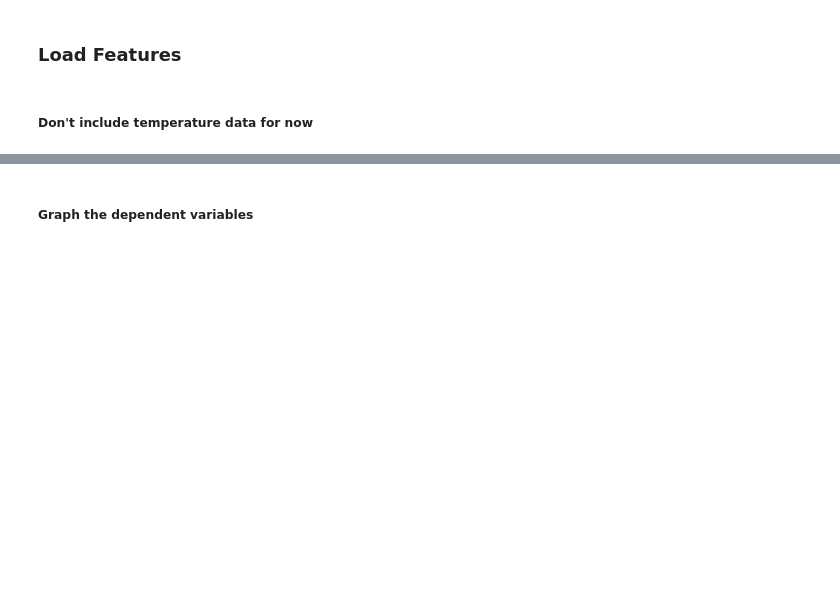
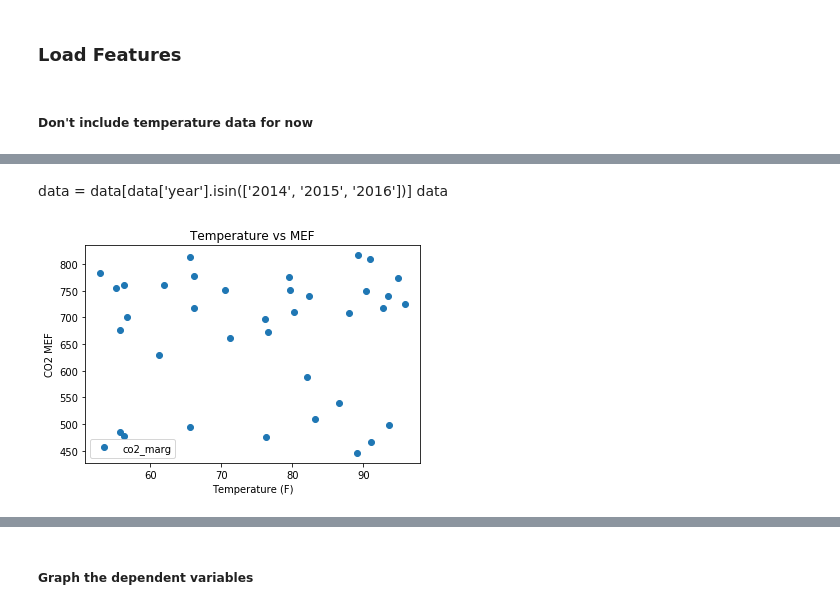
Before and after one commit to amy-wang/thesis2, a Jupyter notebook: lin_reg_forecasting_model/uwo-thesis.ipynb, the cells around one changed output, grey strips where cells are left out. Saved outputs shown, nothing was run; the diff lists cells and outputs as text; code cells hidden in the pictures; blank space fills up the shorter version.

```diff
--- a/lin_reg_forecasting_model/uwo-thesis.ipynb
+++ b/lin_reg_forecasting_model/uwo-thesis.ipynb
@@ -41,0 +51,4 @@ from sklearn.model_selection import cross_val_score, train_test_split
+# %%
+result_df['datetime'] = pd.to_datetime(result_df['datetime'])
+result_df = result_df.set_index('datetime')
+result_df
@@ -41,0 +74,13 @@ from sklearn.model_selection import cross_val_score, train_test_split
+# %%
+# Label the df with the year, month, hour, and season
+def label_year_month(df):
+    df = df.copy()
+    df['year'] = df.index.year
+    df['month'] = df.index.month
+    return df
+# %%
+result_df= label_year_month(result_df)
+# %%
+data = result_df.groupby(['year', 'month']).mean()
+data = data.reset_index()
+data
@@ -41,0 +101,12 @@ from sklearn.model_selection import cross_val_score, train_test_split
+# %% [markdown]
+data = data[data['year'].isin(['2014', '2015', '2016'])]
+data
+# %%
+data.plot(x='maxTemp', y='co2_marg', style='o')
+plt.title('Temperature vs MEF')
+plt.xlabel('Temperature (F)')
+plt.ylabel('CO2 MEF')
+
+plt.show()
+# %% [output]
+[figure, added]
```
Also changed, not shown: parts of 5 cells of this notebook, 1 other file.
